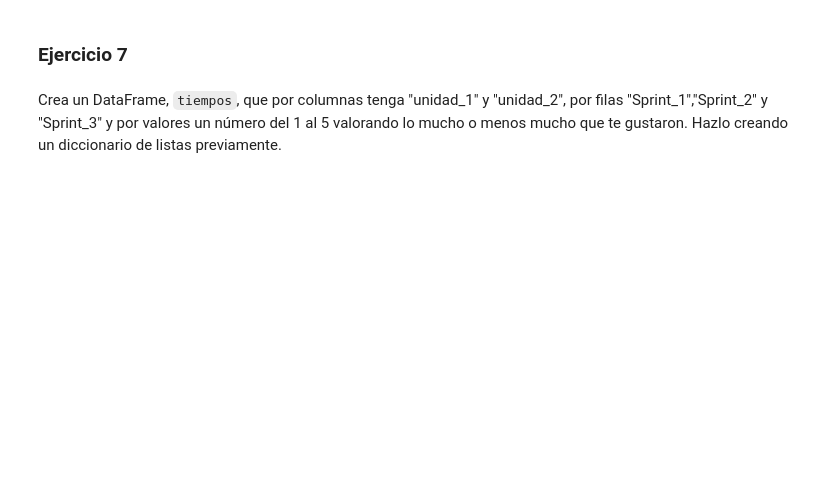
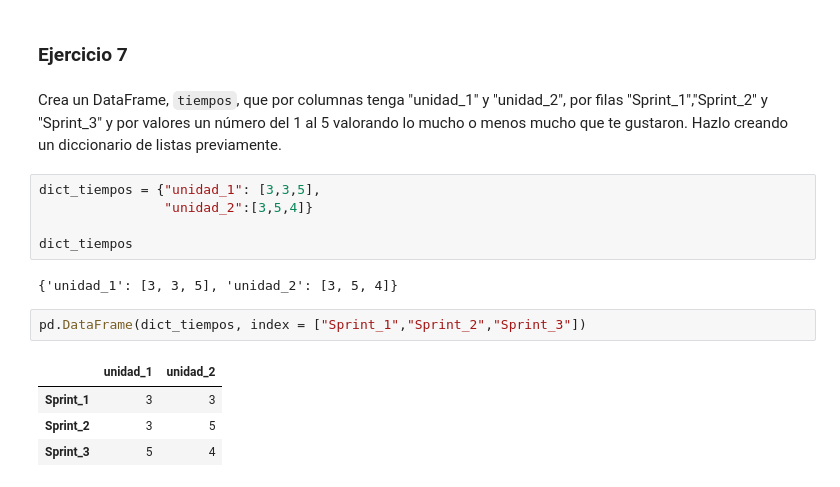
Before and after one commit to JBC2024/ONLINE_DS_THEBRIDGE_JBC, a Jupyter notebook: 02_Programacion_y_Herramientas_Avanzadas/Sprint_04/Unidad_01/Ejercicios_Workout/15_Ejercicios_DataFrame.ipynb, the cells around one changed output. Saved outputs shown, nothing was run; the diff lists cells and outputs as text; blank space fills up the shorter version.

```diff
--- a/02_Programacion_y_Herramientas_Avanzadas/Sprint_04/Unidad_01/Ejercicios_Workout/15_Ejercicios_DataFrame.ipynb
+++ b/02_Programacion_y_Herramientas_Avanzadas/Sprint_04/Unidad_01/Ejercicios_Workout/15_Ejercicios_DataFrame.ipynb
@@ -81,3 +92,17 @@ Accede a los valores de dos de los libros (o películas, o comidas, etc), emplea
 ### Ejercicio 7
 # %% [markdown]
 Crea un DataFrame, `tiempos`, que por columnas tenga "unidad_1" y "unidad_2", por filas "Sprint_1","Sprint_2" y "Sprint_3" y por valores un número del 1 al 5 valorando lo mucho o menos mucho que te gustaron. Hazlo creando un diccionario de listas previamente.
+# %%
+dict_tiempos = {"unidad_1": [3,3,5],
+                "unidad_2":[3,5,4]}
+
+dict_tiempos
+# %% [output]
+{'unidad_1': [3, 3, 5], 'unidad_2': [3, 5, 4]}
+# %%
+pd.DataFrame(dict_tiempos, index = ["Sprint_1","Sprint_2","Sprint_3"])
+# %% [output]
+|  | unidad_1 | unidad_2 |
+| Sprint_1 | 3 | 3 |
+| Sprint_2 | 3 | 5 |
+| Sprint_3 | 5 | 4 |
```
Also changed, not shown: parts of 4 cells of this notebook.
